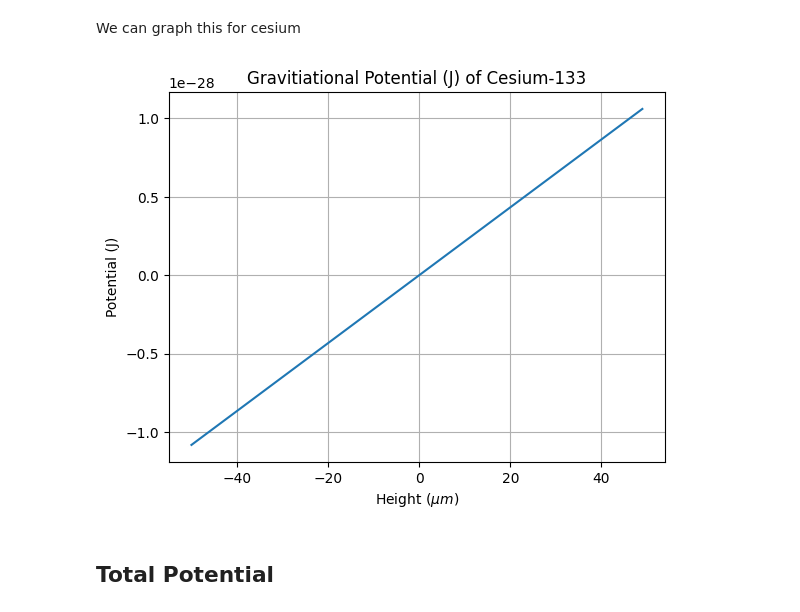
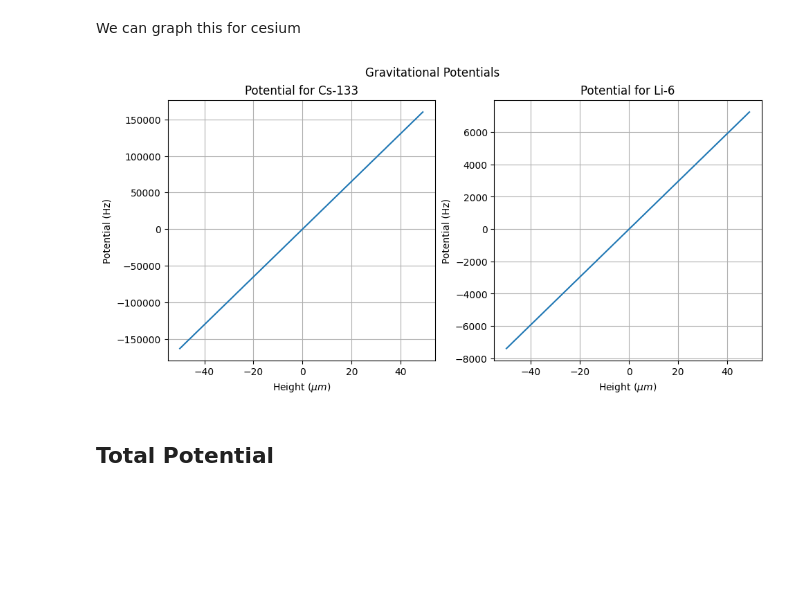
Before and after one commit to Mouhamedm17/DipoleTrappingCalculations, a Jupyter notebook: 1064Trap.ipynb, the cells around one changed output. Drawn from its saved outputs; the diff is of its cells as text; code cells hidden in the pictures; blank space fills up the shorter version.

```diff
--- a/1064Trap.ipynb
+++ b/1064Trap.ipynb
@@ -46,12 +47,14 @@ class Constants:
 
     #Conversions
     Lambda1064 = 1064e-9
+    Lambda632 = 632e-9
 # %% [markdown]
 # Atomic Properties
 # %%
 class Cs133:
     """This class stores atomic properties of cesium-133."""
     mass = 132.905451931 * Constants.amu  # atomic mass in kg
+    aBB = 277 # Cs-Cs scattering length in bohr radii
 
     class GS: #ground state
         g_j = 2.002540261 #fine structure landé g-factor
@@ -332,26 +387,37 @@ def grav_potential(z, *args):
         - args:
             - m: mass in kg
 
-    returns: gravitational potential in J
+    returns: gravitational potential in Hz (we just divide the potential by hbar)
     """
     m = args[0]
+    z = z * 1e-6
 
-    return m * Constants.g * z*1e-6
+    return (m * Constants.g * z) / Constants.h
 # %% [markdown]
 We can graph this for cesium
 # %%
-z = np.arange(-50,50)
+def graph_grav_potential():
+    z = np.arange(-50,50)
+    fig, ax = plt.subplots(1,2, layout="constrained", figsize=plt.figaspect(0.5))
+    fig.suptitle("Gravitational Potentials")
 
-plt.plot(z, grav_potential(z, (Cs133.mass)))
+    ax[0].plot(z, grav_potential(z, (Cs133.mass)))
+    ax[1].plot(z, grav_potential(z, (Li6.mass)))
 
-plt.title("Gravitiational Potential (J) of Cesium-133")
-plt.xlabel(r"Height ($\mu m$)")
-plt.ylabel("Potential (J)")
+    ax[0].set_title("Potential for Cs-133")
+    ax[0].set_xlabel(r"Height ($\mu m$)")
+    ax[0].set_ylabel("Potential (Hz)")
+    ax[0].grid(True)
 
-plt.grid(True)
+    ax[1].set_title("Potential for Li-6")
+    ax[1].set_xlabel(r"Height ($\mu m$)")
+    ax[1].set_ylabel("Potential (Hz)")
+    ax[1].grid(True)
+
+graph_grav_potential()
 plt.show()
 # %% [output]
-[figure, old version]
+[figure, new version]
 # %% [markdown]
 ## Total Potential
 # %% [markdown]
```
Also changed, not shown: parts of 38 cells of this notebook.
